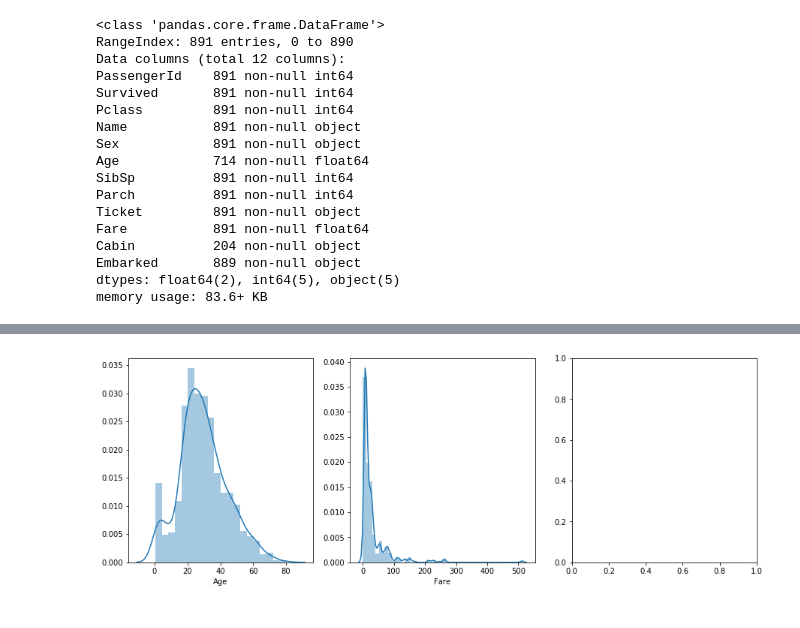
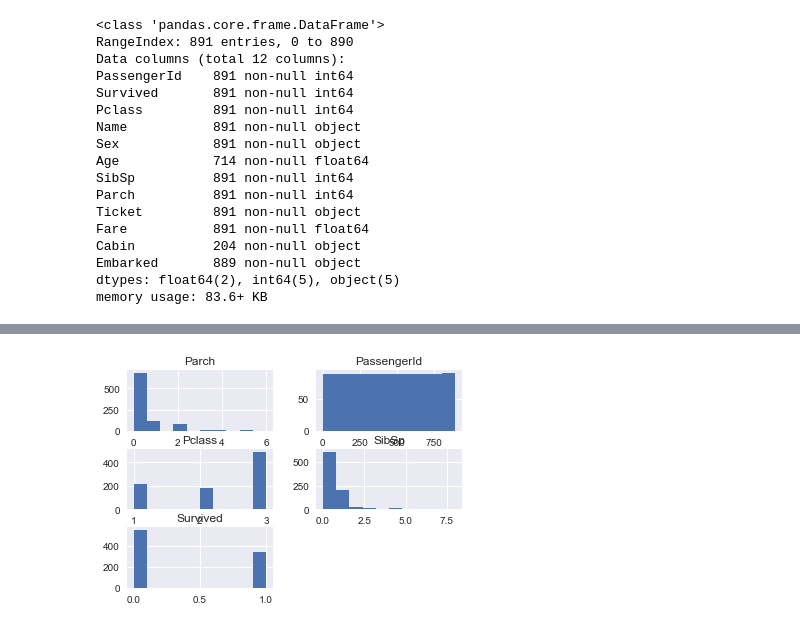
Before and after one commit to ywenlu/Titanic, a Jupyter notebook: code/Titanic.ipynb, the cells around one changed output, grey strips where cells are left out. Saved outputs shown, nothing was run; the diff lists cells and outputs as text; code cells hidden in the pictures.

```diff
--- a/code/Titanic.ipynb
+++ b/code/Titanic.ipynb
@@ -58,28 +57,3 @@ Cabin          204 non-null object
 Embarked       889 non-null object
 dtypes: float64(2), int64(5), object(5)
 memory usage: 83.6+ KB
-# %%
-def exp_int_point (train):
-    int_cols = train[train.dtypes[train.dtypes == 'int'].index]
-    shapedf = int_cols.shape
-    nbcol = shapedf[1]
-    nbrow = shapedf[0]
-    width = 3
-    if nbcol < width:
-        fig,ax1 = plt.subplots(1,width,figsize=(5*width,5*(nbcol/3+1)))
-        fig,ax2 = plt.subplots(1,width,figsize=(5*width,5*(nbcol/3+1)))
-        for i,col in enumerate(list(int_cols.columns.values)):
-            sns.distplot(train[col].dropna(),ax=ax2[i%width])
-            ax1[i%width].plot(np.arange(nbrow ),int_cols[col].sort_values())
-            ax1[i%width].set_title(col)
-    else:
-        fig1,ax1 = plt.subplots(nbcol/width+1,width,figsize=(5*(nbcol/3+1),7))
-        for i,col in enumerate(list(int_cols.columns.values)):
-            ax1[i/width,i%width].plot(np.arange(nbrow ),int_cols[col].sort_values())
-            ax1[i/width,i%width].set_title(col)
-        fig2,ax2 = plt.subplots(nbcol/width+1,width,figsize=(5*width,5*(nbcol/3+1)))
-        for i,col in enumerate(list(int_cols.columns.values)):
-            sns.distplot(train[col],ax=ax2[i/width,i%width])
-    fig1.savefig('Summary_Dataexplore_col_int_point.pdf')
-    fig2.savefig('Summary_Dataexplore_col_int_dist.pdf')
-#exp_int_point (train)
@@ -89,19 +60,9 @@ def exp_int_point (train):
-# %%
-def exp_float_point (train):
-    flt_cols = train[train.dtypes[train.dtypes == 'float'].index]
-    shapedf = flt_cols.shape
-    nbcol = shapedf[1]
-    nbrow = shapedf[0]
-    width = 3
-    if nbcol < width:
-        fig,ax = plt.subplots(1,width,figsize=(5*width,5*(nbcol/3+1)))
-        for i,col in enumerate(list(flt_cols.columns.values)):
-            sns.distplot(train[col].dropna(),ax=ax[i%width])
-    else:
-        fig,ax = plt.subplots(nbcol/width+1,width,figsize=(5*(nbcol/3+1),5))
-        for i,col in enumerate(list(flt_cols.columns.values)):
-            sns.distplot(train[col].dropna(),ax=ax[i/width,i%width])
-    fig.savefig('Summary_Dataexplore_col_float_dist.pdf')
-#exp_float_point (train)
-# %% [output]
-[figure, removed]
+# %%
+def exp_int_dist (train):
+    flt_cols = train[train.dtypes[train.dtypes =='int64'].index]
+    fig,ax = plt.subplots()
+    flt_cols.hist(ax=ax)
+    fig.savefig('Summary_Dataexplore_col_int_dist.pdf')
+exp_int_point(train)
+# %% [output]
+[figure, added]
```
Also changed, not shown: parts of 7 cells of this notebook, 7 other files.
